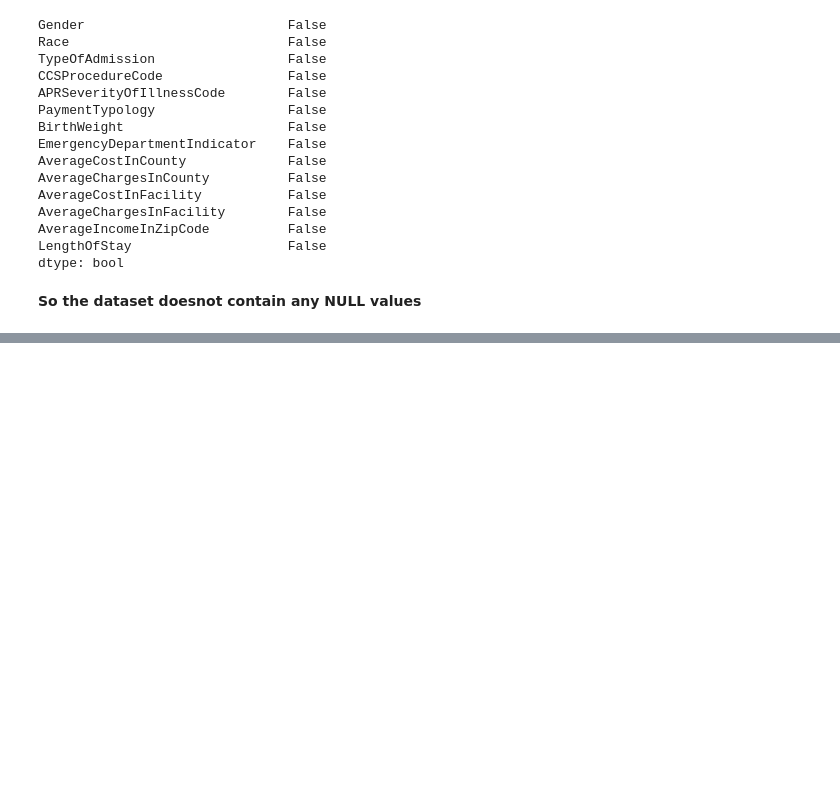
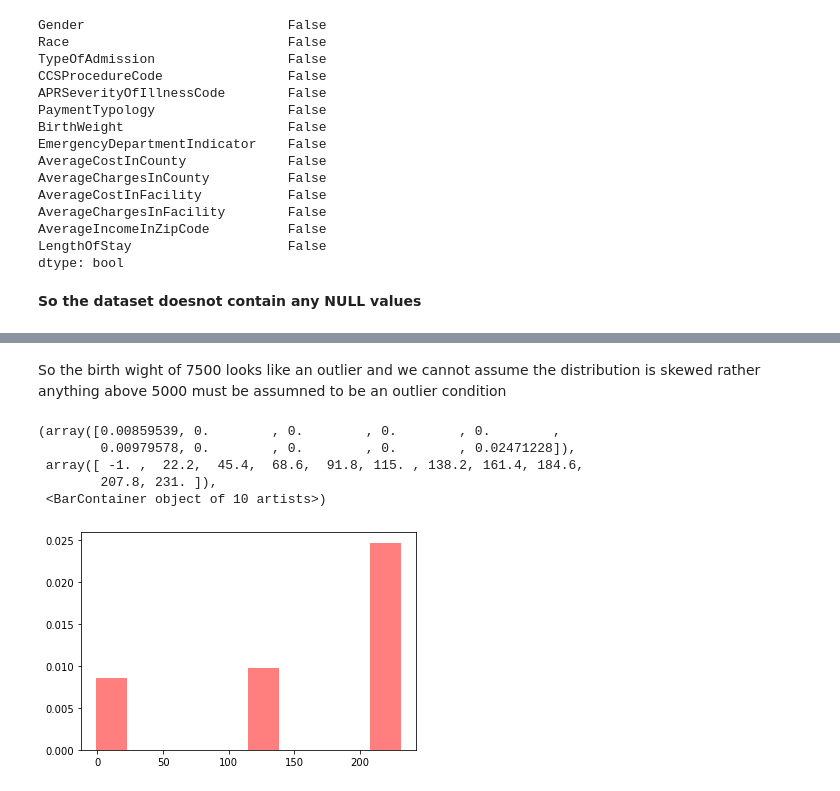
Before and after one commit to s3785704/machine-learning-assign01, a Jupyter notebook: assign1.ipynb, the cells around one changed output, grey strips where cells are left out. Cells and saved outputs as stored; diff of their text form; code cells hidden in the pictures; blank space fills up the shorter version.

```diff
--- a/assign1.ipynb
+++ b/assign1.ipynb
@@ -139,0 +207,11 @@ dtype: bool
+# %% [markdown]
+So the birth wight of 7500 looks like an outlier and we cannot assume the distribution is skewed rather anything above 5000 must be assumned to be an outlier condition
+# %%
+plt.hist(df['CCSProcedureCode'],alpha=0.5,color='r',density='True')
+# %% [output]
+(array([0.00859539, 0.        , 0.        , 0.        , 0.        ,
+        0.00979578, 0.        , 0.        , 0.        , 0.02471228]),
+ array([ -1. ,  22.2,  45.4,  68.6,  91.8, 115. , 138.2, 161.4, 184.6,
+        207.8, 231. ]),
+ <BarContainer object of 10 artists>)
+[figure, added]
```
Also changed, not shown: parts of 27 cells of this notebook.
